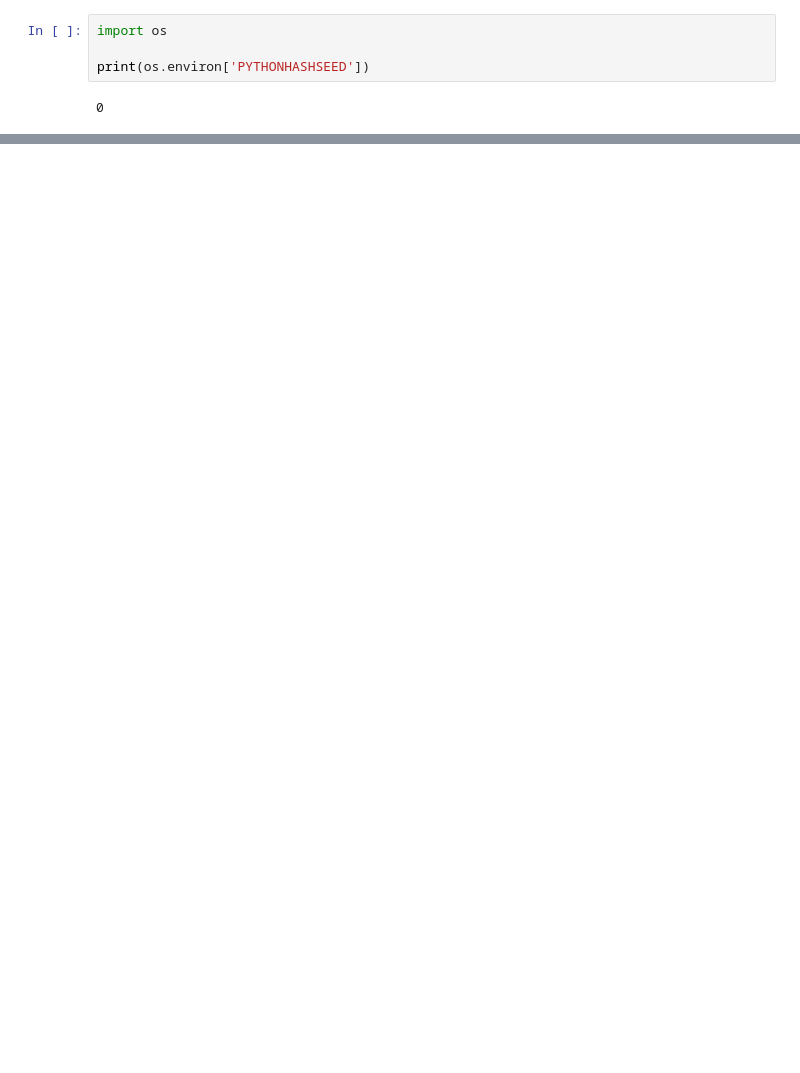
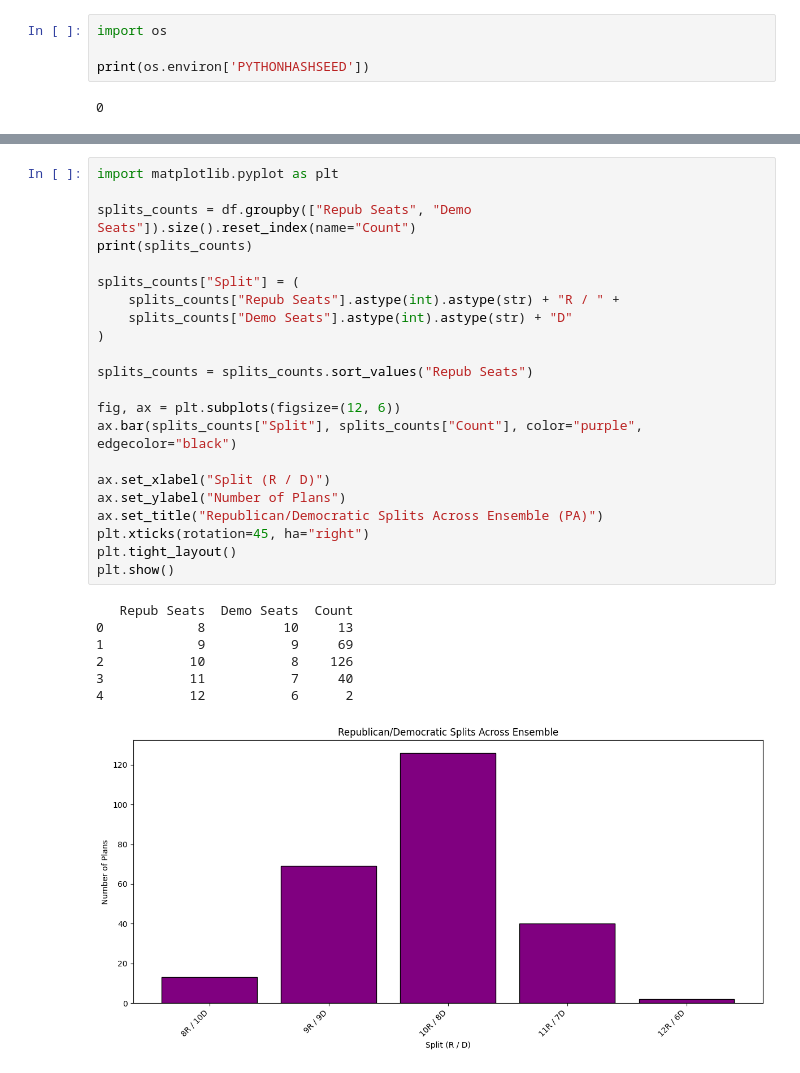
Before and after one commit to JJustinn0320/cse416_recom_alg, a Jupyter notebook: test_gerrychain.ipynb, the cells around one changed output, grey strips where cells are left out. Saved outputs shown, nothing was run; the diff lists cells and outputs as text; blank space fills up the shorter version.

```diff
--- a/test_gerrychain.ipynb
+++ b/test_gerrychain.ipynb
@@ -81 +143,31 @@ Collected 5 district plans
+# %%
+import matplotlib.pyplot as plt
+
+splits_counts = df.groupby(["Repub Seats", "Demo Seats"]).size().reset_index(name="Count")
+print(splits_counts)
+
+splits_counts["Split"] = (
+    splits_counts["Repub Seats"].astype(int).astype(str) + "R / " +
+    splits_counts["Demo Seats"].astype(int).astype(str) + "D"
+)
+
+splits_counts = splits_counts.sort_values("Repub Seats")
+
+fig, ax = plt.subplots(figsize=(12, 6))
+ax.bar(splits_counts["Split"], splits_counts["Count"], color="purple", edgecolor="black")
+
+ax.set_xlabel("Split (R / D)")
+ax.set_ylabel("Number of Plans")
+ax.set_title("Republican/Democratic Splits Across Ensemble (PA)")
+plt.xticks(rotation=45, ha="right")
+plt.tight_layout()
+plt.show()
+# %% [output]
+   Repub Seats  Demo Seats  Count
+0            8          10     13
+1            9           9     69
+2           10           8    126
+3           11           7     40
+4           12           6      2
+[figure, added]
 # %%
```
Also changed, not shown: parts of 8 cells of this notebook, 1 other file.
